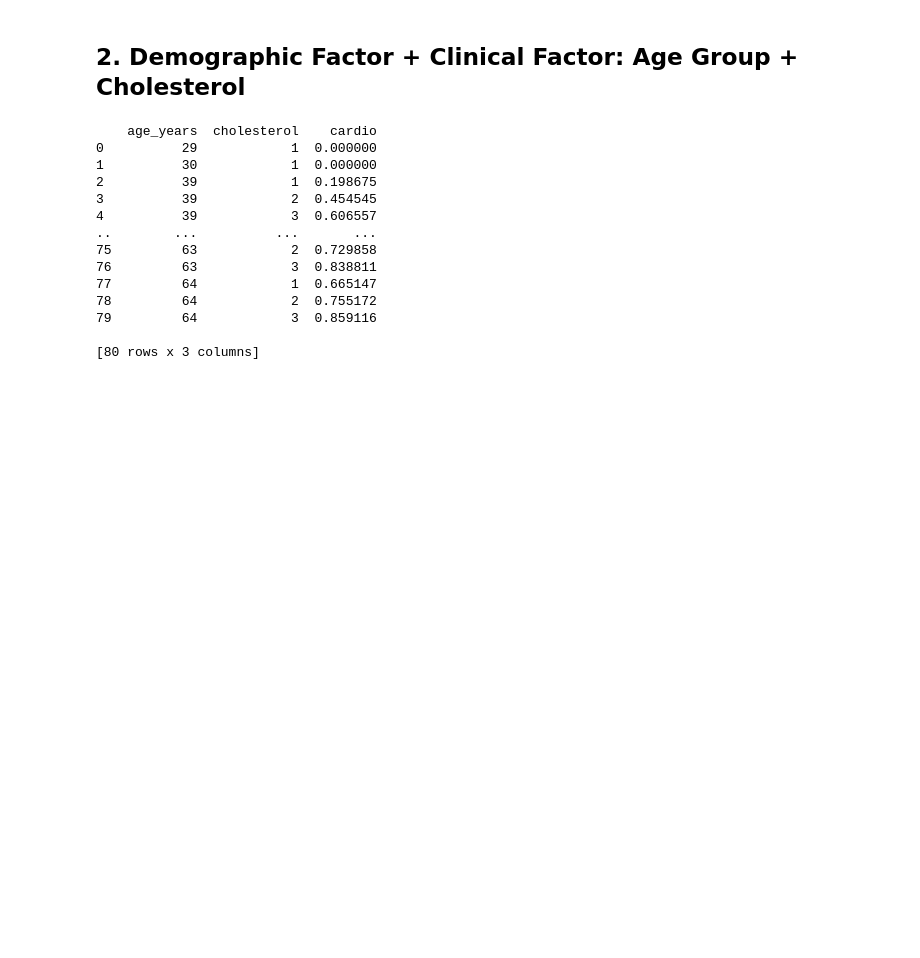
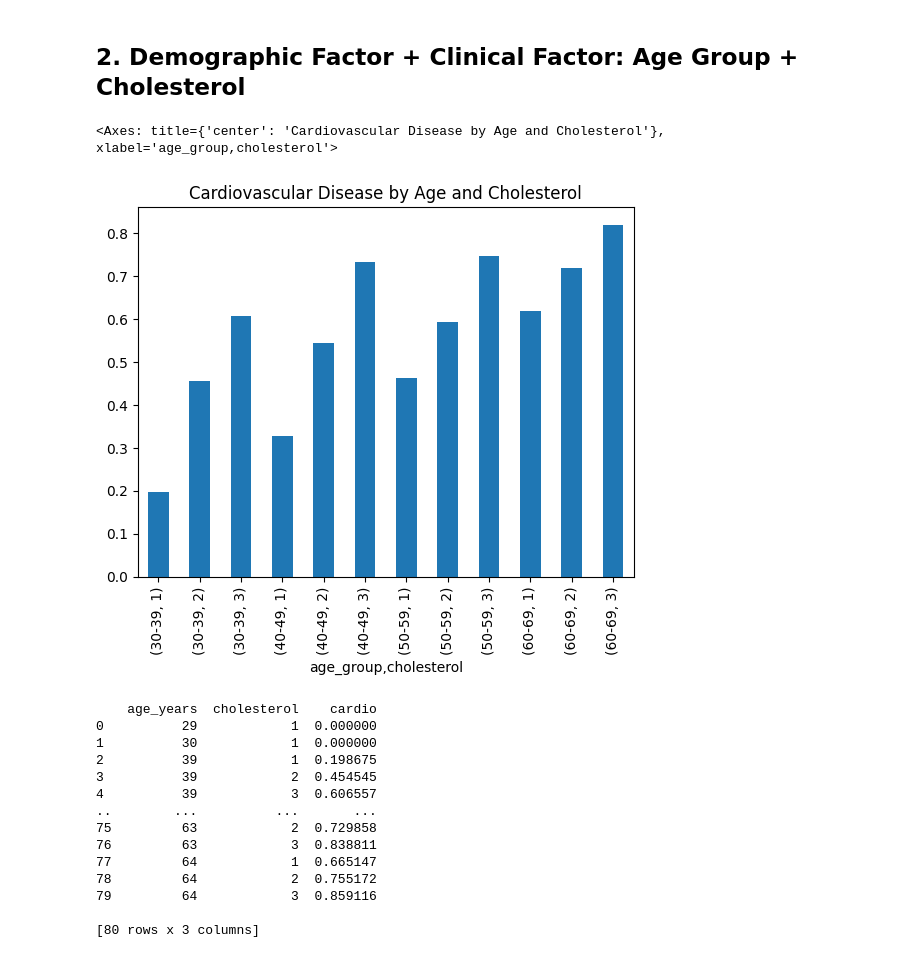
Before and after one commit to Almas-21321012/Anamika-21321012-Munwar-21070440_Team-Assignment-02_, a Jupyter notebook: business_report.ipynb, the cells around one changed output. Saved outputs shown, nothing was run; the diff lists cells and outputs as text; code cells hidden in the pictures; blank space fills up the shorter version.

```diff
--- a/business_report.ipynb
+++ b/business_report.ipynb
@@ -219,6 +228,18 @@ gender
 Name: smoke, dtype: float64
 # %% [markdown]
 ## 2. Demographic Factor + Clinical Factor: Age Group + Cholesterol
+# %%
+# Create age groups
+df['age_group'] = pd.cut(df['age_years'], bins=[29, 39, 49, 59, 69], labels=['30-39', '40-49', '50-59', '60-69'])
+
+# Group by age group and cholesterol levels
+age_cholesterol_analysis = df.groupby(['age_group', 'cholesterol'])['cardio'].mean()
+
+# Visualize the results
+age_cholesterol_analysis.plot(kind='bar', title='Cardiovascular Disease by Age and Cholesterol')
+# %% [output]
+<Axes: title={'center': 'Cardiovascular Disease by Age and Cholesterol'}, xlabel='age_group,cholesterol'>
+[figure, added]
 # %%
 # Select relevant columns for Age and Cholesterol analysis
 df_age_chol = df[['age_years', 'cholesterol', 'cardio']]
```
Also changed, not shown: parts of 7 cells of this notebook.
